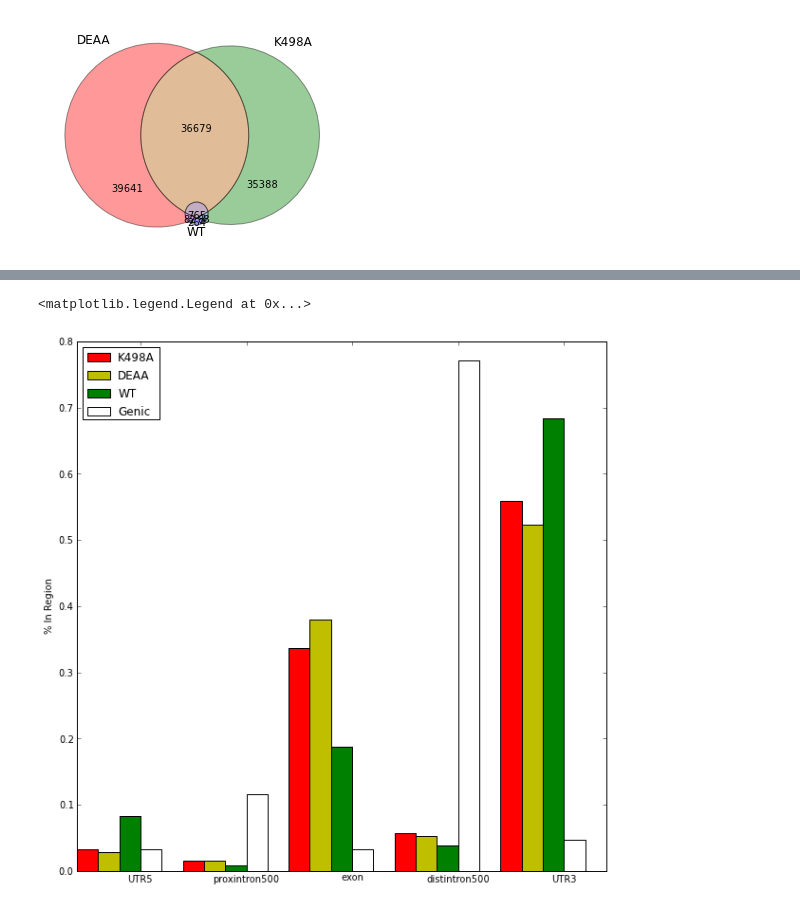
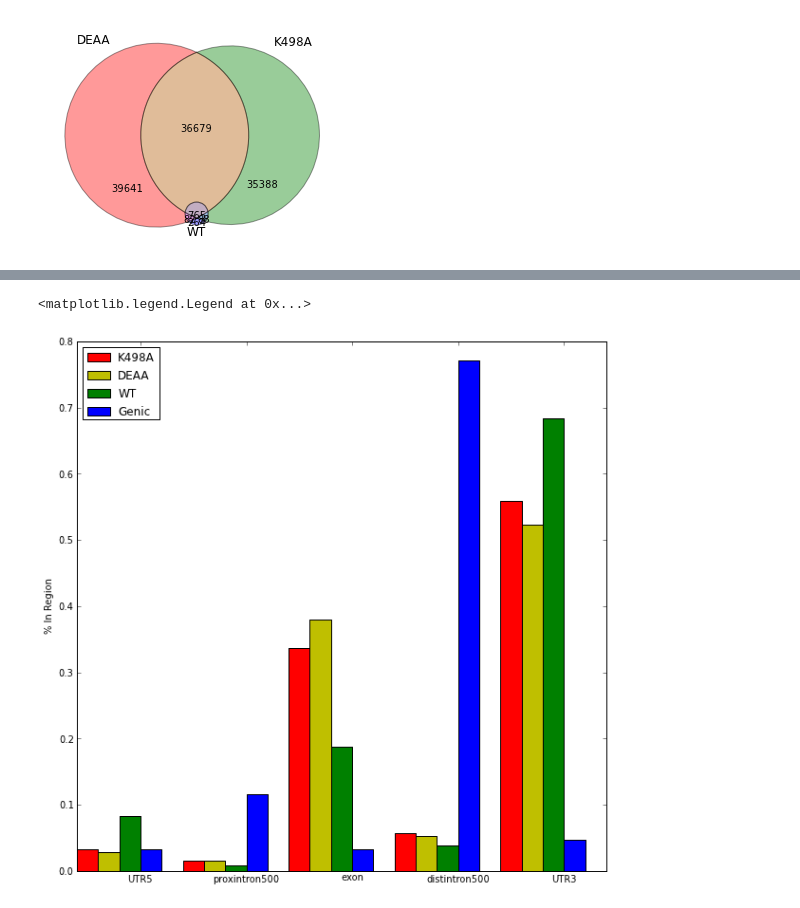
Before and after one commit to gpratt/iPython_Notebook, a Jupyter notebook: UPF1 Figure 1.ipynb, the cells around one changed output, grey strips where cells are left out. Cells and saved outputs as stored; diff of their text form; code cells hidden in the pictures.

```diff
--- a/UPF1 Figure 1.ipynb
+++ b/UPF1 Figure 1.ipynb
@@ -50,29 +83,29 @@ matplotlib_venn.venn3(sizes, set_labels=['DEAA', 'K498A', 'WT'])
 # %%
 
 fig = plt.figure(figsize=(10,10))
 ax = fig.add_subplot(111)
 ind = np.arange(5)
 
 width = .20
 
 K498A_region = array(pickled_files['K498A']['region_sizes'].values())
 DEAA_region = array(pickled_files['DEAA']['region_sizes'].values())
 WT_region = array(pickled_files['WT']['region_sizes'].values())
 genic_region = array(pickled_files['WT']['genic_region_sizes'].values())
 
 K498A_region = K498A_region / (sum(K498A_region) * 1.0)
 DEAA_region = DEAA_region / (sum(DEAA_region) * 1.0)
 WT_region = WT_region / (sum(WT_region) * 1.0)
 genic_region = genic_region / (sum(genic_region) * 1.0)
 
 ax.bar(ind + (width * 0), K498A_region, width, color='r', label="K498A")
 ax.bar(ind + (width * 1), DEAA_region, width, color='y', label="DEAA")
 ax.bar(ind + (width * 2), WT_region, width, color='g', label="WT")
-ax.bar(ind + (width * 3), genic_region, width, color='w', label="Genic")
+ax.bar(ind + (width * 3), genic_region, width, color='b', label="Genic")
 ax.set_ylabel('% In Region')
 ax.set_xticks(ind+width * 3)
 ax.set_xticklabels(pickled_files['WT']['genic_region_sizes'].keys() )
 ax.legend(loc=0)
 # %% [output]
 <matplotlib.legend.Legend at 0x...>
-[figure, old version]
+[figure, new version]
```
Also changed, not shown: parts of 38 cells of this notebook.
